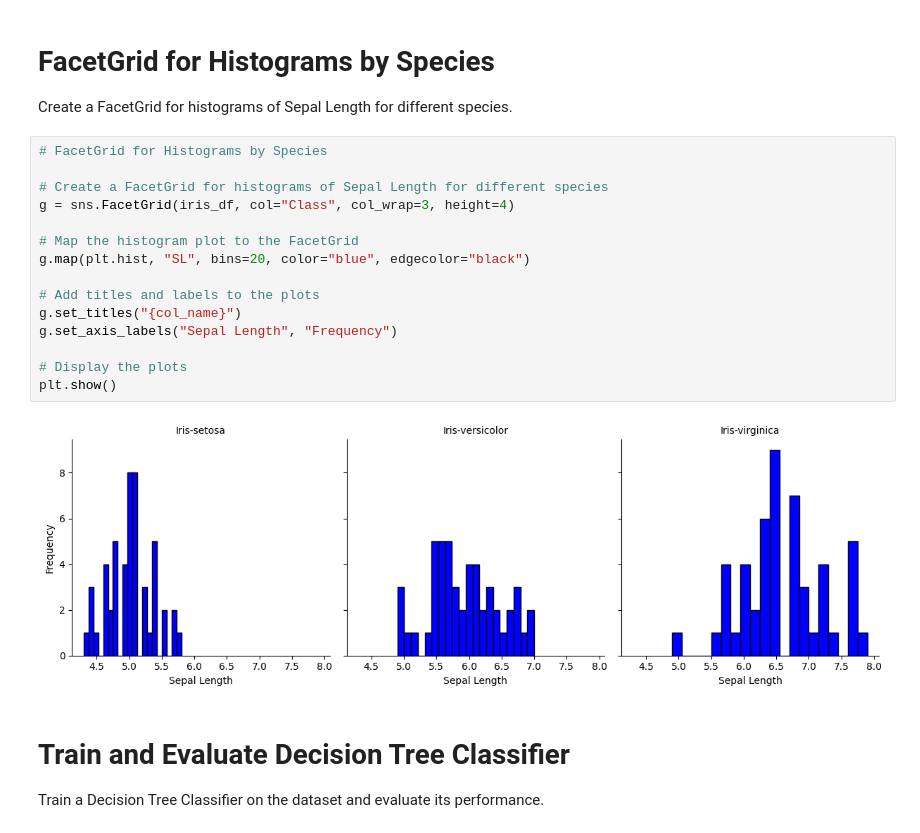
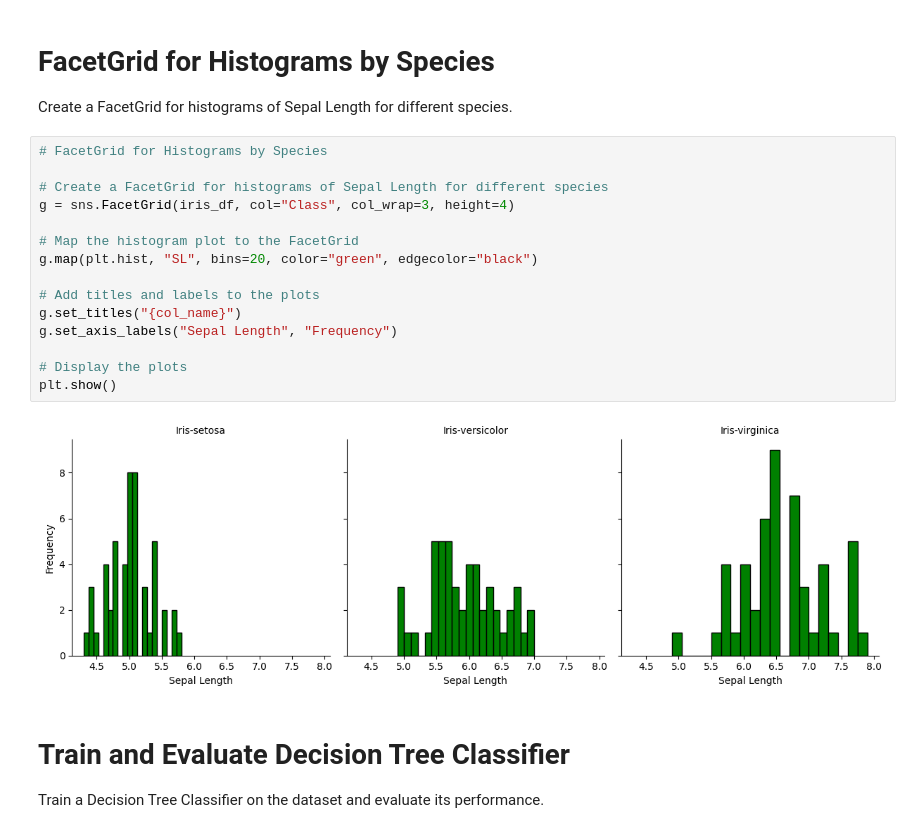
Before and after one commit to rattan-dev/Kaggle, a Jupyter notebook: iris_dataset/decision-tree-classifier-on-iris-dataset.ipynb, the cells around one changed output. Drawn from its saved outputs; the diff is of its cells as text.

```diff
--- a/iris_dataset/decision-tree-classifier-on-iris-dataset.ipynb
+++ b/iris_dataset/decision-tree-classifier-on-iris-dataset.ipynb
@@ -229,20 +232,20 @@ Create a FacetGrid for histograms of Sepal Length for different species.
 # %%
 # FacetGrid for Histograms by Species
 
 # Create a FacetGrid for histograms of Sepal Length for different species
 g = sns.FacetGrid(iris_df, col="Class", col_wrap=3, height=4)
 
 # Map the histogram plot to the FacetGrid
-g.map(plt.hist, "SL", bins=20, color="blue", edgecolor="black")
+g.map(plt.hist, "SL", bins=20, color="green", edgecolor="black")
 
 # Add titles and labels to the plots
 g.set_titles("{col_name}")
 g.set_axis_labels("Sepal Length", "Frequency")
 
 # Display the plots
 plt.show()
 # %% [output]
-[figure, old version]
+[figure, new version]
 # %% [markdown]
 # Train and Evaluate Decision Tree Classifier
 Train a Decision Tree Classifier on the dataset and evaluate its performance.
```
Also changed, not shown: parts of 4 cells of this notebook.
